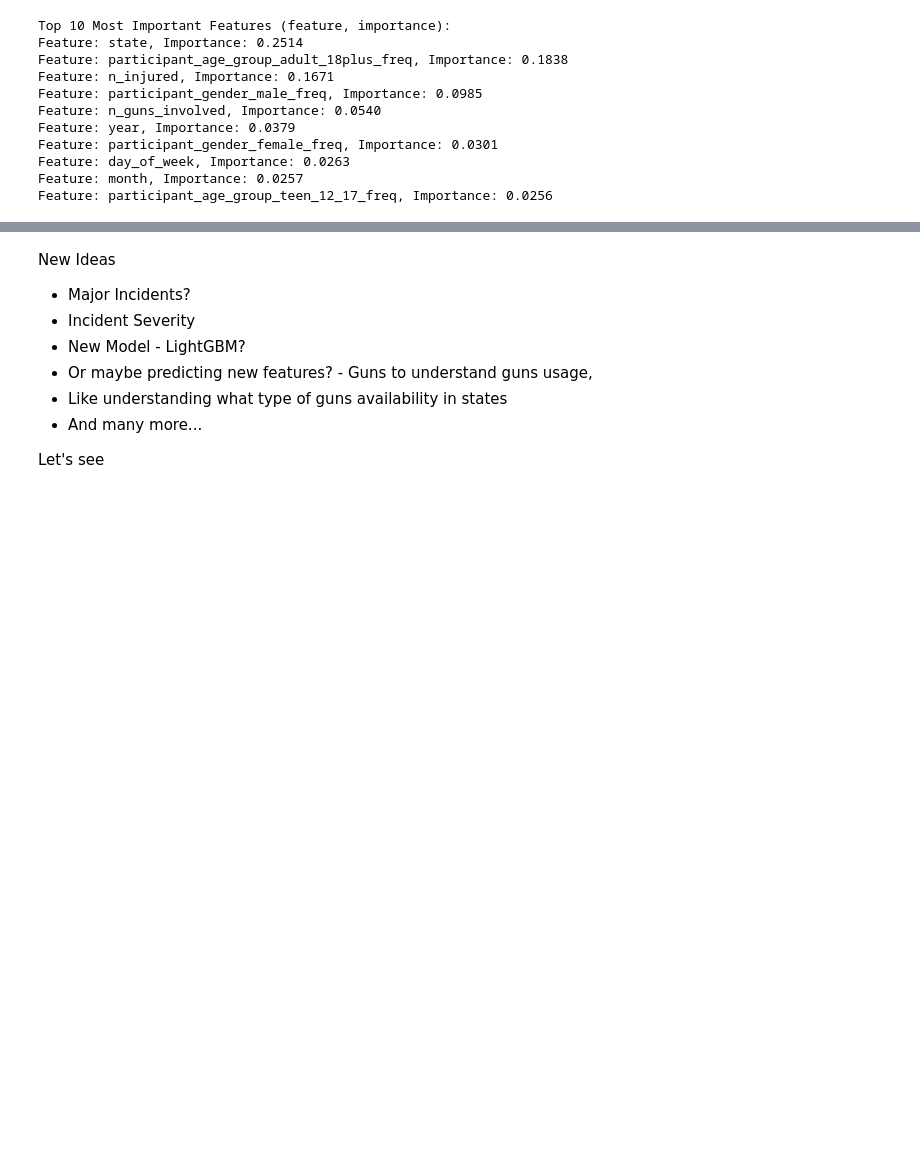
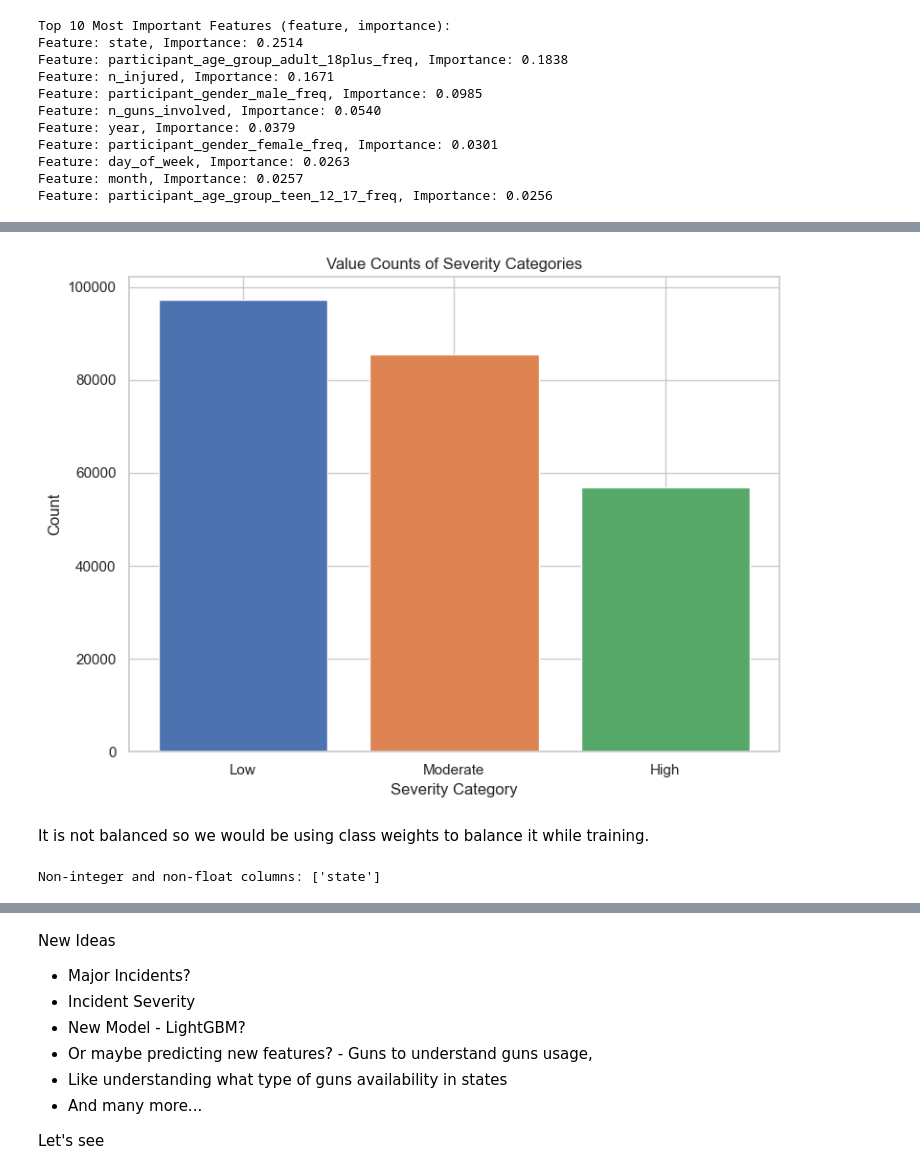
Before and after one commit to bharath03-a/Gun-Violence-Incidents, a Jupyter notebook: notebooks/05_classification.ipynb, the cells around one changed output, grey strips where cells are left out. Drawn from its saved outputs; the diff is of its cells as text; code cells hidden in the pictures; blank space fills up the shorter version.

```diff
--- a/notebooks/05_classification.ipynb
+++ b/notebooks/05_classification.ipynb
@@ -550,0 +564,12 @@ Feature: participant_age_group_teen_12_17_freq, Importance: 0.0256
+# %%
+severity_ip_data = severity_ip_data.withColumn("severity_score", col("n_killed") * 2.01 + col("n_injured"))
+# %%
+severity_ip_data = severity_ip_data.withColumn("severity_category",
+                                               when(col("severity_score") <= 0, 1)
+                                               .when((col("severity_score") > 0) & (col("severity_score") <= 2), 2)
+                                               .when((col("severity_score") > 2), 3))
+# %%
+# Showing the value counts
+
+severity_counts = severity_ip_data.groupBy("severity_category").count()
+severity_counts.show()
@@ -550,0 +584,24 @@ Feature: participant_age_group_teen_12_17_freq, Importance: 0.0256
+# %%
+severity_counts = severity_counts.toPandas()
+
+severity_counts['severity_category'] = severity_counts['severity_category'].replace({1: 'Low', 2: 'Moderate', 3: 'High'})
+
+severity_counts['severity_category'] = pd.Categorical(
+    severity_counts['severity_category'],
+    categories=['Low', 'Moderate', 'High'],
+    ordered=True
+)
+
+severity_counts = severity_counts.sort_values('severity_category')
+# %%
+plt.figure(figsize=(8, 6))
+plt.bar(severity_counts['severity_category'], severity_counts['count'], color=sns.color_palette()[:3])
+plt.xlabel('Severity Category')
+plt.ylabel('Count')
+plt.title('Value Counts of Severity Categories')
+plt.tight_layout()
+plt.show()
+# %% [output]
+[figure, added]
+# %% [markdown]
+It is not balanced so we would be using class weights to balance it while training.
@@ -550,0 +615,5 @@ Feature: participant_age_group_teen_12_17_freq, Importance: 0.0256
+# %%
+non_numeric_columns_sev = [field.name for field in severity_ip_data.schema.fields if not isinstance(field.dataType, (IntegerType, FloatType, DoubleType))]
+print("Non-integer and non-float columns:", non_numeric_columns_sev)
+# %% [output]
+Non-integer and non-float columns: ['state']
```
Also changed, not shown: parts of 28 cells of this notebook.
